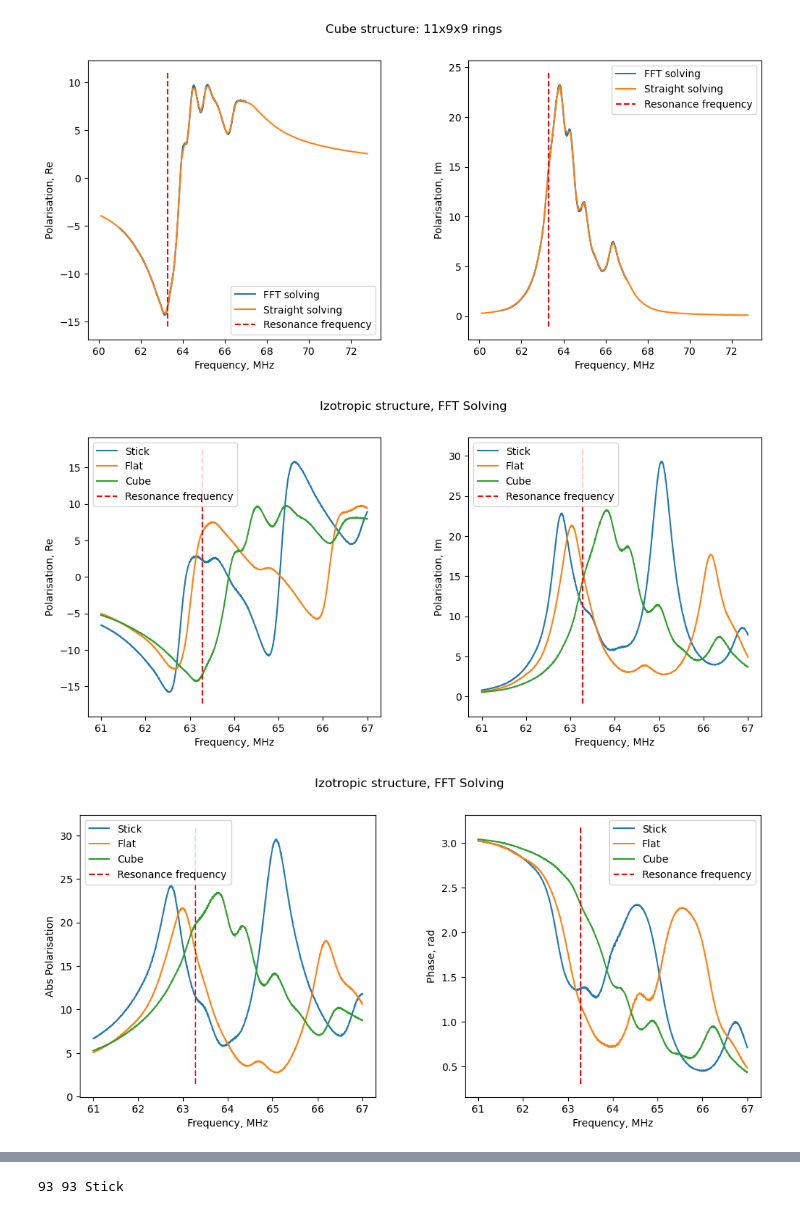
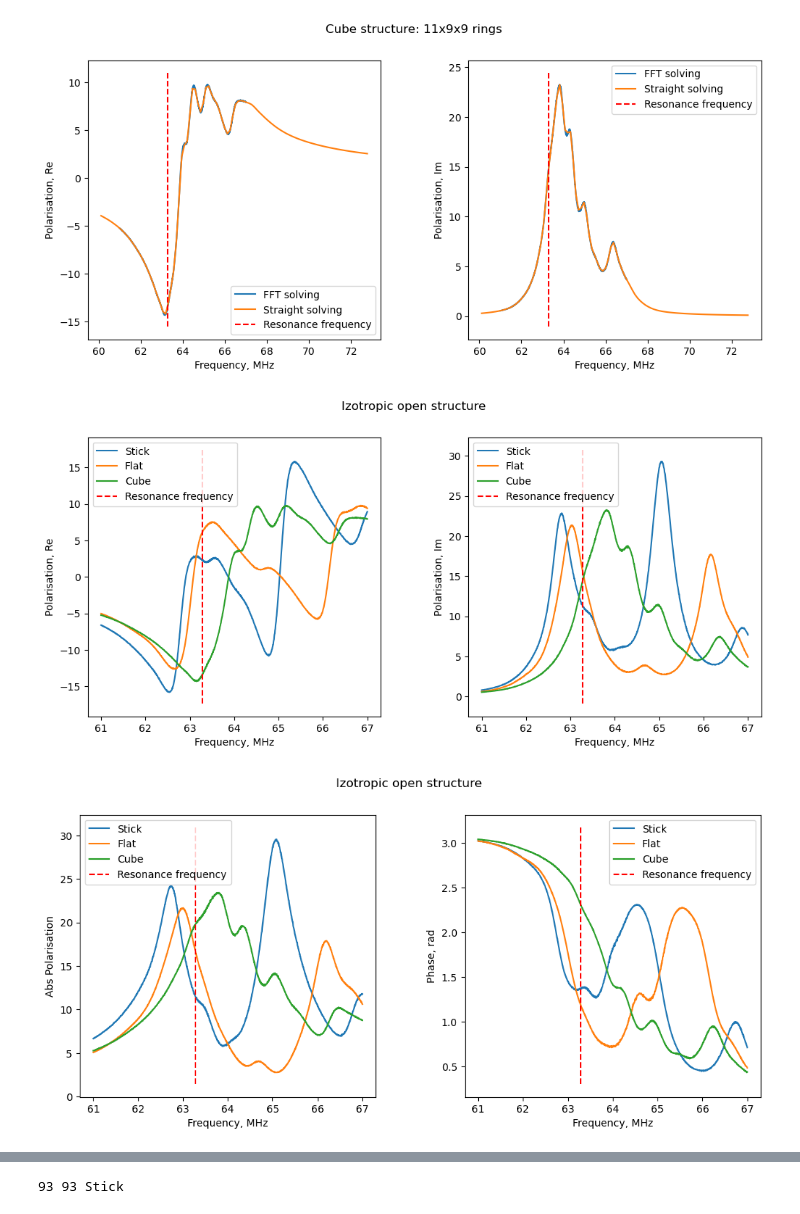
Before and after one commit to broshura/Discrete_Model_Of_Metamaterial_Lens, a Jupyter notebook: Code/Solving.ipynb, the cells around one changed output, grey strips where cells are left out. Saved outputs shown, nothing was run; the diff lists cells and outputs as text; code cells hidden in the pictures.

```diff
--- a/Code/Solving.ipynb
+++ b/Code/Solving.ipynb
@@ -14,32 +64,13 @@ Omega =  np.linspace(0.95 * omega_0, 1.15 * omega_0, 100)
 H_0z = 1
 mu_0 = 4 * np.pi * 1e-7
 # Calculate polarisation for different structures
-
-Shapes_open = {
-    'Stick': {
-        'z': {'nx': 6, 'ny': 6, 'nz': 25},
-        'y': {'nx': 6, 'ny': 5, 'nz': 24},
-        'x': {'nx': 5, 'ny': 6, 'nz': 24}
-        },
-    'Flat': {
-        'z': {'nx': 16, 'ny': 16, 'nz': 5},
-        'y': {'nx': 16, 'ny': 15, 'nz': 4},
-        'x': {'nx': 15, 'ny': 16, 'nz': 4}
-        },
-    'Cube':{
-        'z': {'nx': 10, 'ny': 10, 'nz': 11},
-        'y': {'nx': 10, 'ny': 9, 'nz': 10},
-        'x': {'nx': 9, 'ny': 10, 'nz': 10}
-        }
-    }
 Dz, Dy, Dx = Params['Dz'], Params['Dy'], Params['Dx']
-# Initial position of the first ring for each orientation
 R0 = {
     'z': {'nz': 0, 'ny': Dy/2, 'nx': Dx/2},
     'y': {'nz': Dz/2, 'ny': Dy, 'nx': Dx/2},
     'x': {'nz': Dz/2, 'ny': Dy/2, 'nx': Dx}
 }
-
+# Initial position of the first ring for each orientation
 
 for name in Shapes_open:
     break
@@ -50,6 +81,7 @@ for name in Shapes_open:
     for pos in Params['N']:
         Rings_4d[pos] = Rectangle_packing(Params, r0 = R0[pos], orientation=pos)
     Rings = np.concatenate([Rings_4d[pos] for pos in Params['N']])
+    Params['Number'] = len(Rings)
     Currents = solvesystem(Rings, M_0(Params), Omega, phi_0z=H_0z * mu_0 * np.pi * Radius ** 2, Inductance = Inductance)
     Currents['Shape'] = Shapes_open
     Nz, Ny, Nx = [Params['N'][pos][f'n{pos}'] for pos in Params['N']]
@@ -98,23 +114,6 @@ H_0z = 1
 mu_0 = 4 * np.pi * 1e-7
 # Calculate polarisation for different structures
 
-Shapes_open = {
-    'Stick': {
-        'z': {'nx': 6, 'ny': 6, 'nz': 25},
-        'y': {'nx': 6, 'ny': 5, 'nz': 24},
-        'x': {'nx': 5, 'ny': 6, 'nz': 24}
-        },
-    'Flat': {
-        'z': {'nx': 16, 'ny': 16, 'nz': 5},
-        'y': {'nx': 16, 'ny': 15, 'nz': 4},
-        'x': {'nx': 15, 'ny': 16, 'nz': 4}
-        },
-    'Cube':{
-        'z': {'nx': 10, 'ny': 10, 'nz': 11},
-        'y': {'nx': 10, 'ny': 9, 'nz': 10},
-        'x': {'nx': 9, 'ny': 10, 'nz': 10}
-        }
-    }
 Dz, Dy, Dx = Params['Dz'], Params['Dy'], Params['Dx']
 # Initial position of the first ring for each orientation
 R0 = {
@@ -134,7 +133,7 @@ for name in Shapes_open:
                                                      Params['N'][pos]['nz'],
                                                      Params['N'][pos]['ny'],
                                                      Params['N'][pos]['nx'])
-
+    Params['Number'] = np.sum([Rings_4d[pos].size for pos in Params['N']])
     Currents = solvesystem(Rings_4d, M_0(Params), Omega, phi_0z=H_0z * mu_0*np.pi * Radius ** 2, Inductance = Inductance, tol = 1e-2)
 
     Nz, Ny, Nx = [Params['N'][pos][f'n{pos}'] for pos in Params['N']]
@@ -236,7 +225,7 @@ for type, N in zip(types, Shapes_open):
     Nz, Ny, Nx = [Shapes_open[type][pos][f'n{pos}'] for pos in Shapes_open[type]]
     #plt.figure(figsize=(12, 5))
     plt.subplots_adjust(wspace=0.3, hspace=0.3)
-    plt.suptitle(f"Izotropic structure, FFT Solving")
+    plt.suptitle(f"Izotropic open structure")
 
     with open(f"Data/Form_Data/izotropic/{type}/OpenData-zyx-{Nz}x{Ny}x{Nx}", "r") as f:
         Data = json.load(f)
@@ -272,42 +261,42 @@ for type, N in zip(types, Shapes_open):
     Nz, Ny, Nx = [Shapes_open[type][pos][f'n{pos}'] for pos in Shapes_open[type]]
     #plt.figure(figsize=(12, 5))
     plt.subplots_adjust(wspace=0.3, hspace=0.3)
-    plt.suptitle(f"Izotropic structure, FFT Solving")
+    plt.suptitle(f"Izotropic open structure")
 
     with open(f"Data/Form_Data/izotropic/{type}/OpenData-zyx-{Nz}x{Ny}x{Nx}", "r") as f:
         Data = json.load(f)
     Omega = np.array(Data["Omega"])
     RealPolarisation = np.array(Data["RealPolarisation"])
     ImagPolarisation = np.array(Data["ImagPolarisation"])
     Polarisation = RealPolarisation + 1j * ImagPolarisation
     AbsPolarisation = np.abs(Polarisation)
     PhasePolarisation = np.angle(Polarisation)
 
     plt.subplot(121)
 
     plt.plot(Omega/2/np.pi/10**6, AbsPolarisation, label = type)
     plt.xlabel("Frequency, MHz")
     plt.ylabel("Abs Polarisation")
 
     plt.subplot(122)
     plt.plot(Omega/2/np.pi/10**6, PhasePolarisation, label = type)
     plt.xlabel("Frequency, MHz")
     plt.ylabel("Phase, rad")
 
 plt.subplot(121)
 ylim = plt.ylim()
 plt.vlines(omega_0/2/np.pi/10**6, ylim[0], ylim[1], color="red", linestyle="--", label='Resonance frequency')
 plt.legend()
 plt.subplot(122)
 ylim = plt.ylim()
 plt.vlines(omega_0/2/np.pi/10**6, ylim[0], ylim[1], color="red", linestyle="--", label='Resonance frequency')
 plt.legend()
 
 plt.savefig(f"Plots/Report_images/FormIzoOpenPolarisationAbsPhase.png")
 plt.show()
 # %% [output]
-[figure, old version]
+[figure, new version]
-[figure, old version]
+[figure, new version]
 # %%
 # Calculating currents in each ring on fft way for border structure
 import numpy as np
```
Also changed, not shown: parts of 11 cells of this notebook, 34 other files.
